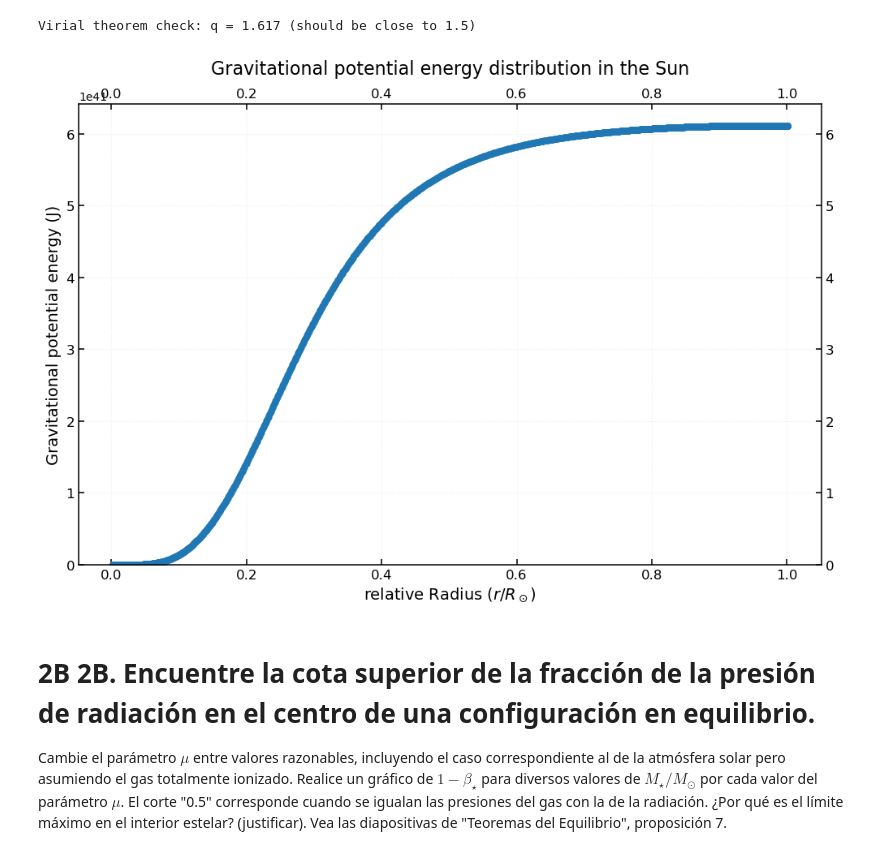
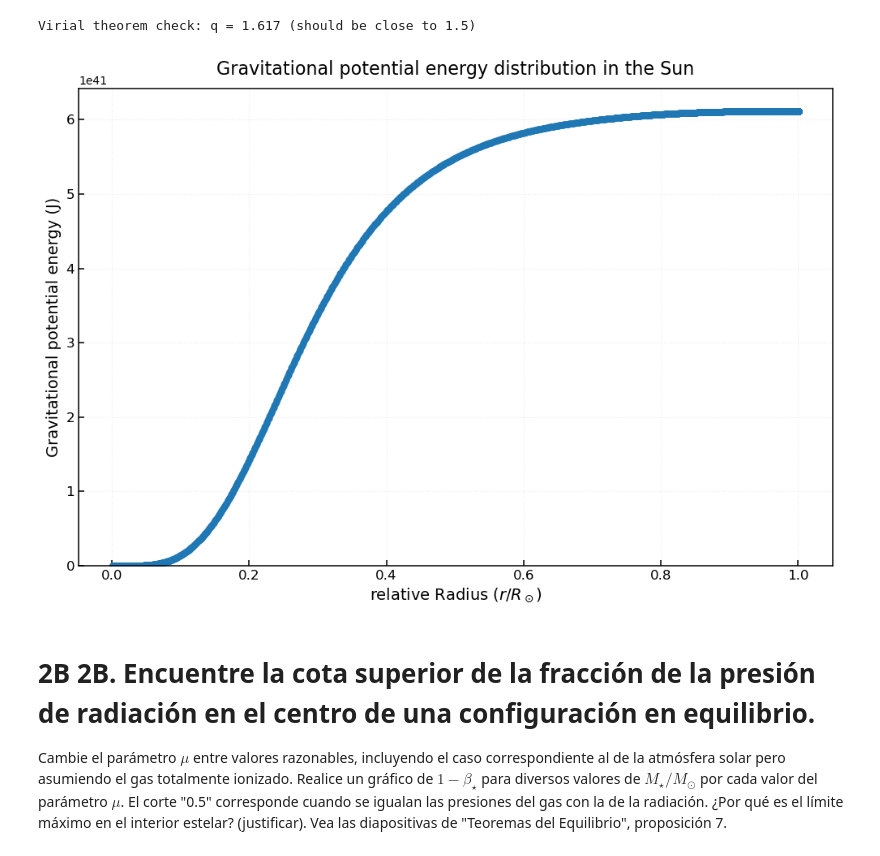
Before and after one commit to thomatrixting/solar_esturcture_modeling, a Jupyter notebook: main.ipynb, the cells around one changed output. Saved outputs shown, nothing was run; the diff lists cells and outputs as text; code cells hidden in the pictures.

```diff
--- a/main.ipynb
+++ b/main.ipynb
@@ -131,21 +135,21 @@ Virial theorem check: q = 1.617 (should be close to 1.5)
 # %%
 from utilities.ploting import plot_data
 
 data = df.loc[1:][['r/R', 'Omega_absolute']].copy()
 data['Omega_absolute'] = data['Omega_absolute'].apply(lambda x: x.value)
 
 plot_data(
     data, 'r/R', 'Omega_absolute' ,
     labels=['Gravitational potential energy enclosed within radius r'],
     xlabel=r'relative Radius ($r/R_\odot$)',
     ylabel='Gravitational potential energy (J)',
     title='Gravitational potential energy distribution in the Sun',
     show_legend = False,
     negative_values = False,
-    mirror_axes=True
+    mirror_axes=False
 );
 # %% [output]
-[figure, old version]
+[figure, new version]
 # %% [markdown]
 # 2B 2B. Encuentre la cota superior de la fracción de la presión de radiación en el centro de una configuración en equilibrio.
 Cambie el parámetro $\mu$ entre valores razonables, incluyendo el caso correspondiente al de la atmósfera solar pero asumiendo el gas totalmente ionizado. Realice un gráfico de $1-\beta_{\star}$ para diversos valores de $M_{\star}/M_{\odot}$ por cada valor del parámetro $\mu$. El corte "0.5" corresponde cuando se igualan las presiones del gas con la de la radiación. ¿Por qué es el límite máximo en el interior estelar? (justificar). Vea las diapositivas de "Teoremas del Equilibrio", proposición 7.
```
Also changed, not shown: parts of 4 cells of this notebook, 2 other files.
